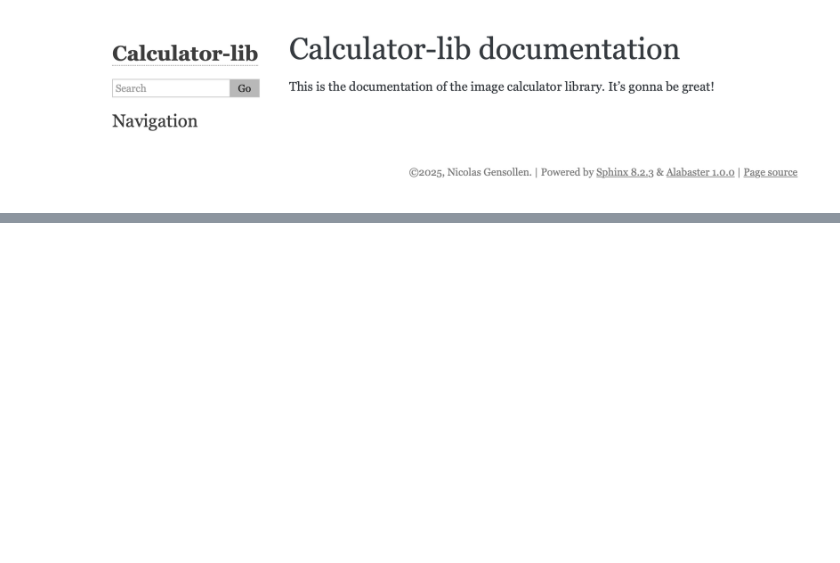
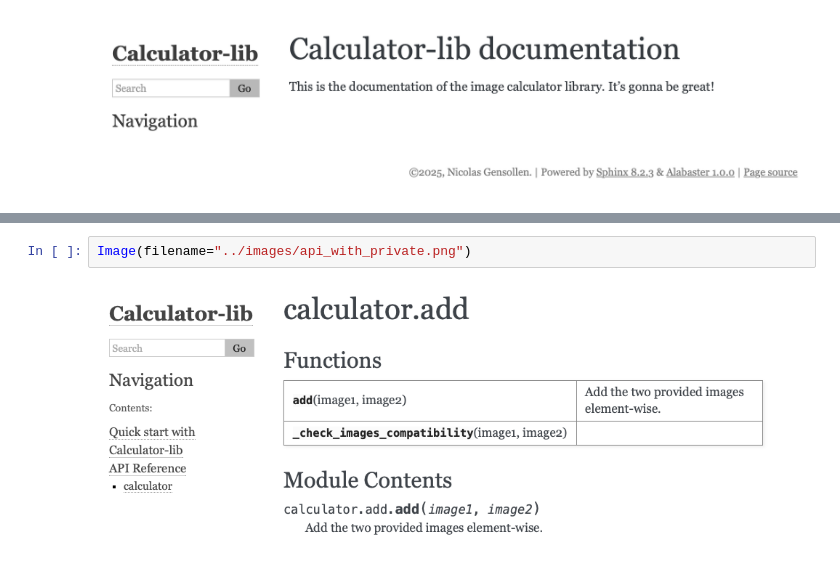
Before and after one commit to NicolasGensollen/formation-SED-2025, a Jupyter notebook: notebooks/Chapter5.ipynb, the cells around one changed output, grey strips where cells are left out. Cells and saved outputs as stored; diff of their text form; blank space fills up the shorter version.

```diff
--- a/notebooks/Chapter5.ipynb
+++ b/notebooks/Chapter5.ipynb
@@ -296,0 +550,4 @@ Image(filename="../images/documentation_2.png")
+# %%
+Image(filename="../images/api_with_private.png")
+# %% [output]
+[figure, added]
```
Also changed, not shown: parts of 11 cells of this notebook, 4 other files.
